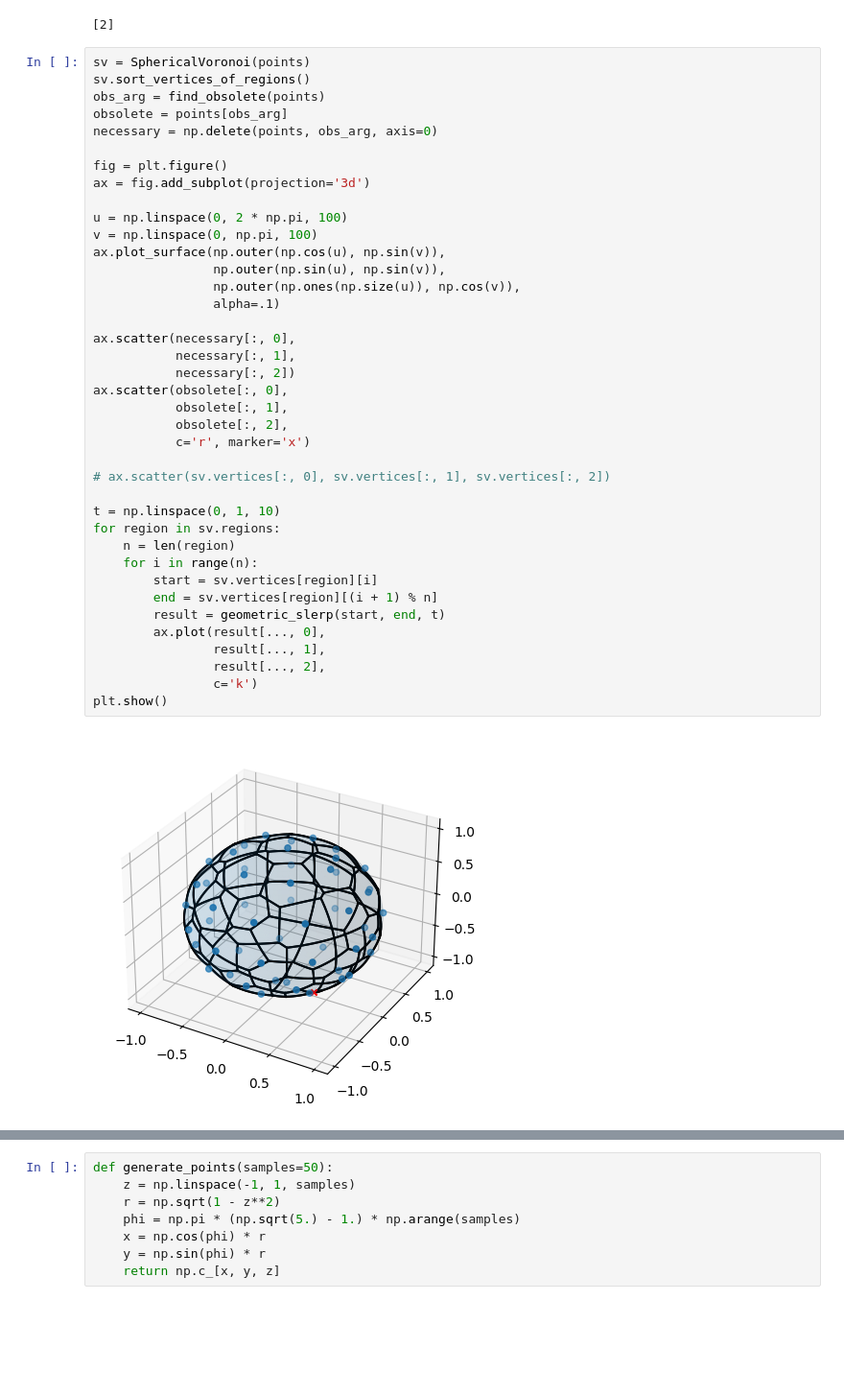
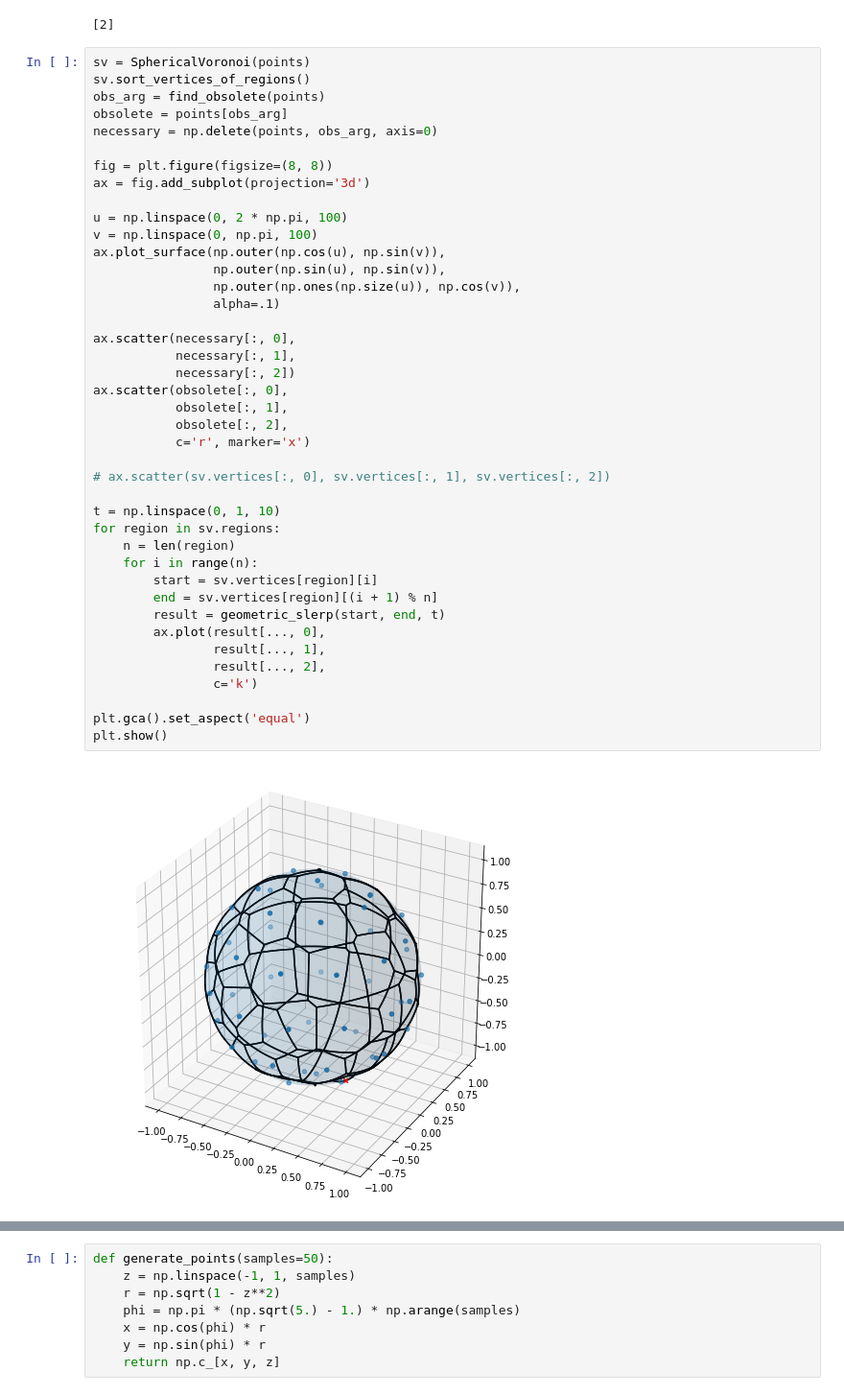
Before and after one commit to noahnovsak/tda-sensors, a Jupyter notebook: sensors.ipynb, the cells around one changed output, grey strips where cells are left out. Shown: that part at 96% size. Drawn from its saved outputs; the diff is of its cells as text; blank space fills up the shorter version.

```diff
--- a/sensors.ipynb
+++ b/sensors.ipynb
@@ -96,40 +125,42 @@ obs_arg = find_obsolete(points)
 obsolete = points[obs_arg]
 necessary = np.delete(points, obs_arg, axis=0)
 
-fig = plt.figure()
+fig = plt.figure(figsize=(8, 8))
 ax = fig.add_subplot(projection='3d')
 
 u = np.linspace(0, 2 * np.pi, 100)
 v = np.linspace(0, np.pi, 100)
 ax.plot_surface(np.outer(np.cos(u), np.sin(v)),
                 np.outer(np.sin(u), np.sin(v)),
                 np.outer(np.ones(np.size(u)), np.cos(v)),
                 alpha=.1)
 
 ax.scatter(necessary[:, 0],
            necessary[:, 1],
            necessary[:, 2])
 ax.scatter(obsolete[:, 0],
            obsolete[:, 1],
            obsolete[:, 2],
            c='r', marker='x')
 
 # ax.scatter(sv.vertices[:, 0], sv.vertices[:, 1], sv.vertices[:, 2])
 
 t = np.linspace(0, 1, 10)
 for region in sv.regions:
     n = len(region)
     for i in range(n):
         start = sv.vertices[region][i]
         end = sv.vertices[region][(i + 1) % n]
         result = geometric_slerp(start, end, t)
         ax.plot(result[..., 0],
                 result[..., 1],
                 result[..., 2],
                 c='k')
+
+plt.gca().set_aspect('equal')
 plt.show()
 # %% [output]
-[figure, old version]
+[figure, new version]
 # %%
 diagrams = ripser(points, maxdim=1)['dgms']
 plot_diagrams(diagrams)
```
Also changed, not shown: parts of 12 cells of this notebook.
